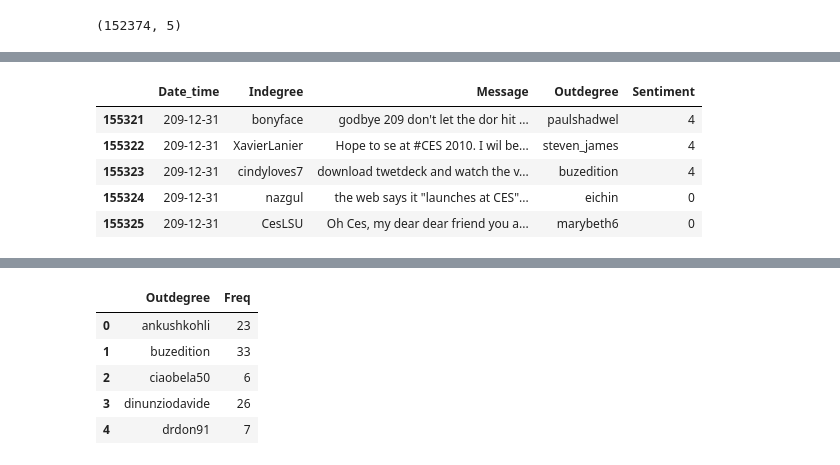
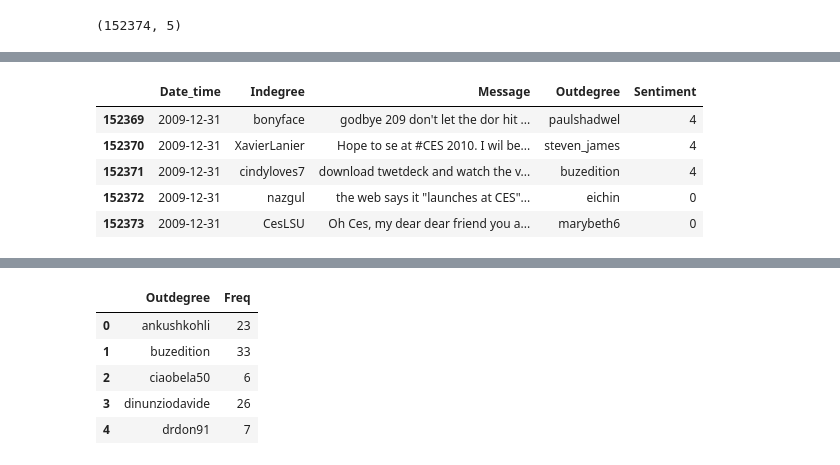
Before and after one commit to richardsop/SNA, a Jupyter notebook: dataMunglingTech.ipynb, the cells around one changed output, grey strips where cells are left out. Saved outputs shown, nothing was run; the diff lists cells and outputs as text; code cells hidden in the pictures.

```diff
--- a/dataMunglingTech.ipynb
+++ b/dataMunglingTech.ipynb
@@ -1,5 +1,5 @@
 # %%
 import pandas as pd
 # %%
-dataTech = pd.read_csv("technologyDataset.csv", header=0, quoting=0, delimiter=",")
+dataP = pd.read_csv("technologyDataset.csv", header=0, quoting=0, delimiter=",")
 # %%
@@ -9,10 +18,10 @@ dataTech.shape
 # %%
-datTech.tail()
+dataP.tail()
 # %% [output]
 |  | Date_time | Indegree | Message | Outdegree | Sentiment |
-| 155321 | 209-12-31 | bonyface | godbye 209 don't let the dor hit ... | paulshadwel | 4 |
-| 155322 | 209-12-31 | XavierLanier | Hope to se at #CES 2010. I wil be... | steven_james | 4 |
-| 155323 | 209-12-31 | cindyloves7 | download twetdeck and watch the v... | buzedition | 4 |
-| 155324 | 209-12-31 | nazgul | the web says it "launches at CES"... | eichin | 0 |
-| 155325 | 209-12-31 | CesLSU | Oh Ces, my dear dear friend you a... | marybeth6 | 0 |
+| 152369 | 2009-12-31 | bonyface | godbye 209 don't let the dor hit ... | paulshadwel | 4 |
+| 152370 | 2009-12-31 | XavierLanier | Hope to se at #CES 2010. I wil be... | steven_james | 4 |
+| 152371 | 2009-12-31 | cindyloves7 | download twetdeck and watch the v... | buzedition | 4 |
+| 152372 | 2009-12-31 | nazgul | the web says it "launches at CES"... | eichin | 0 |
+| 152373 | 2009-12-31 | CesLSU | Oh Ces, my dear dear friend you a... | marybeth6 | 0 |
 # %%
```
Also changed, not shown: parts of 18 cells of this notebook.
